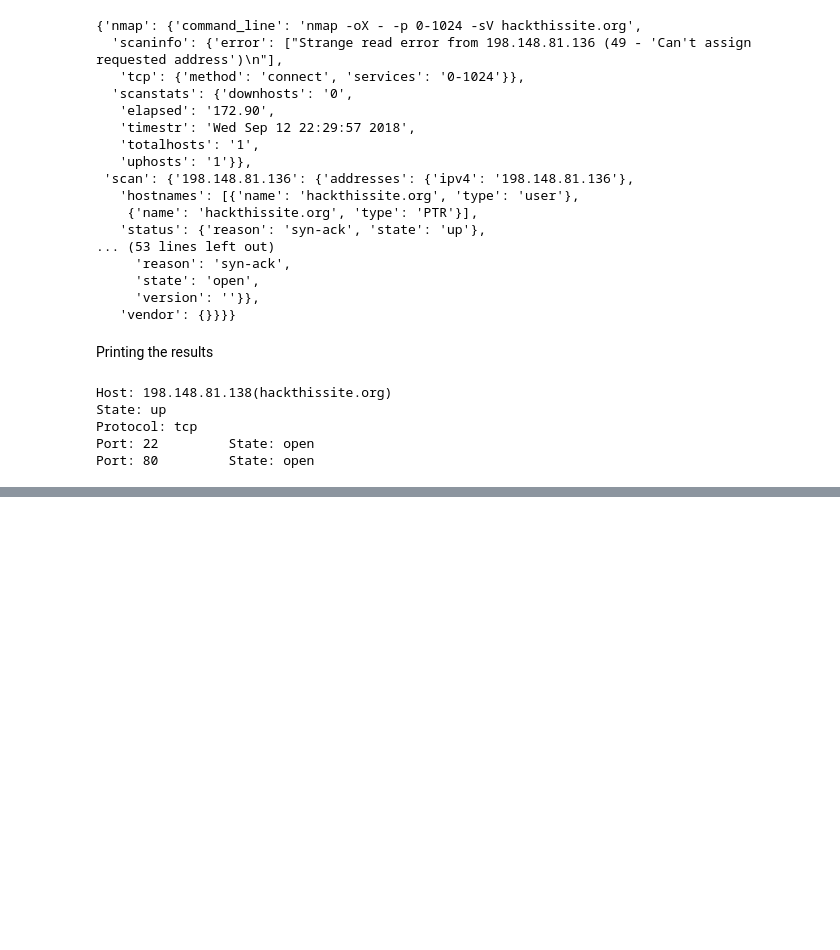
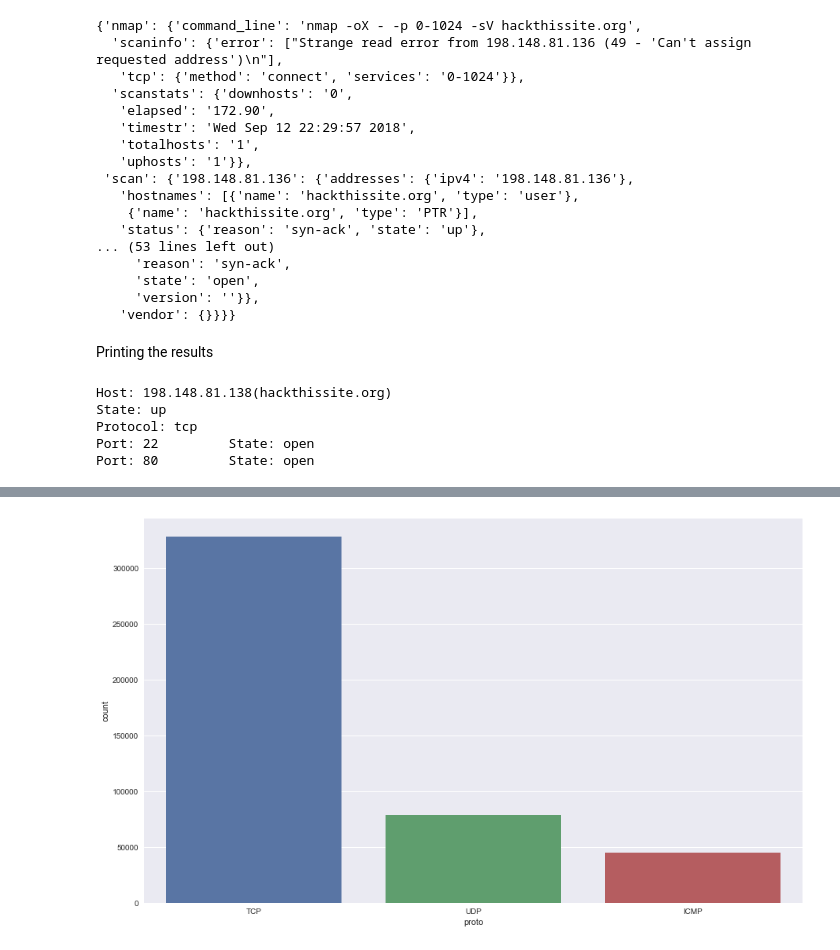
Before and after one commit to dsiufl/Workshop_development, a Jupyter notebook: Cyber_Analytics/Cyber_Analytics.ipynb, the cells around one changed output, grey strips where cells are left out. Saved outputs shown, nothing was run; the diff lists cells and outputs as text; code cells hidden in the pictures; blank space fills up the shorter version.

```diff
--- a/Cyber_Analytics/Cyber_Analytics.ipynb
+++ b/Cyber_Analytics/Cyber_Analytics.ipynb
@@ -79,0 +90,3 @@ Port: 80         State: open
+# %%
+attacks = pd.read_csv("awshoneypot_data.csv")
+attacks.head()
@@ -79,0 +100,7 @@ Port: 80         State: open
+# %%
+sns.set(style = 'darkgrid')
+f, ax = plt.subplots(figsize=(15, 9))
+sns.despine(f, left=True, bottom=True)
+countplt = sns.countplot(x = 'proto', data = attacks)
+# %% [output]
+[figure, added]
```
Also changed, not shown: parts of 8 cells of this notebook, 1 other file.
